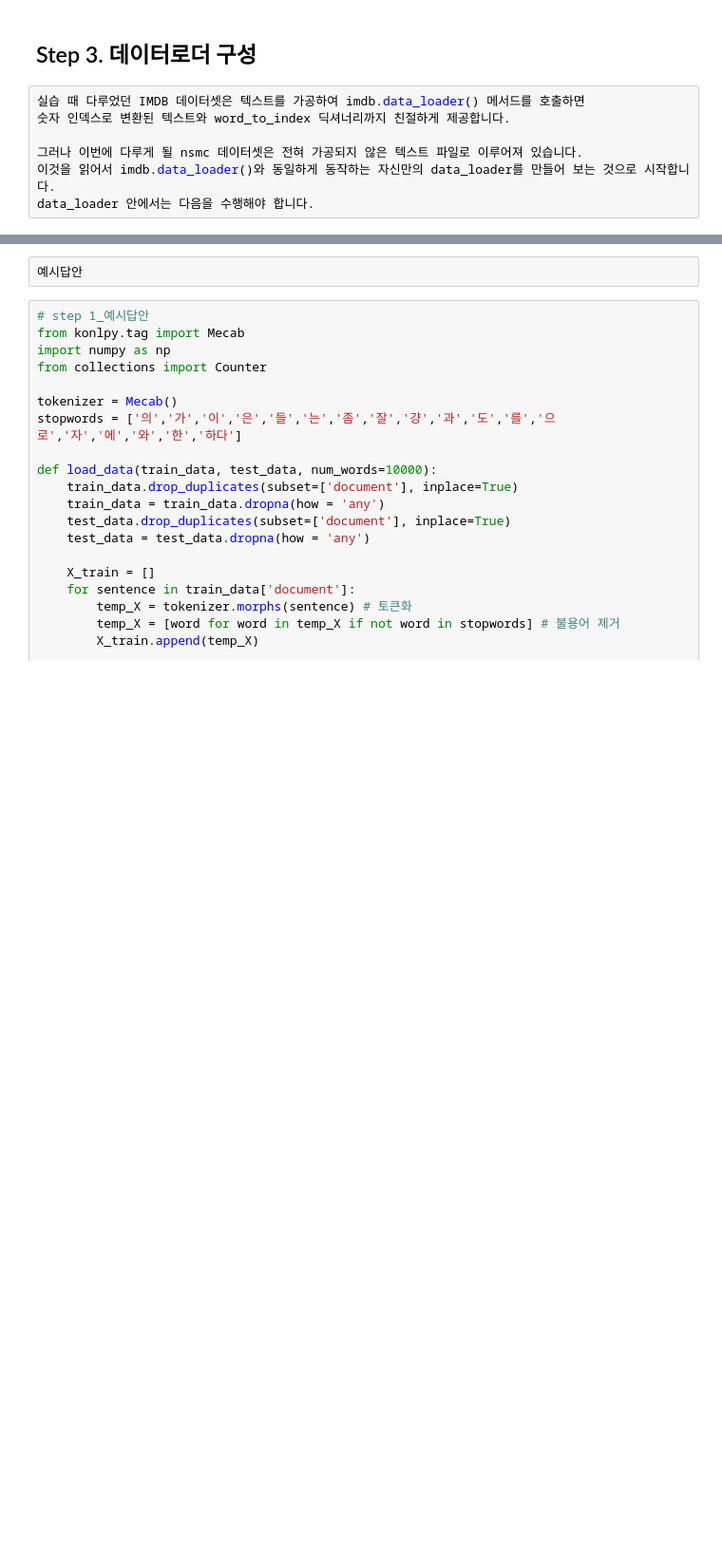
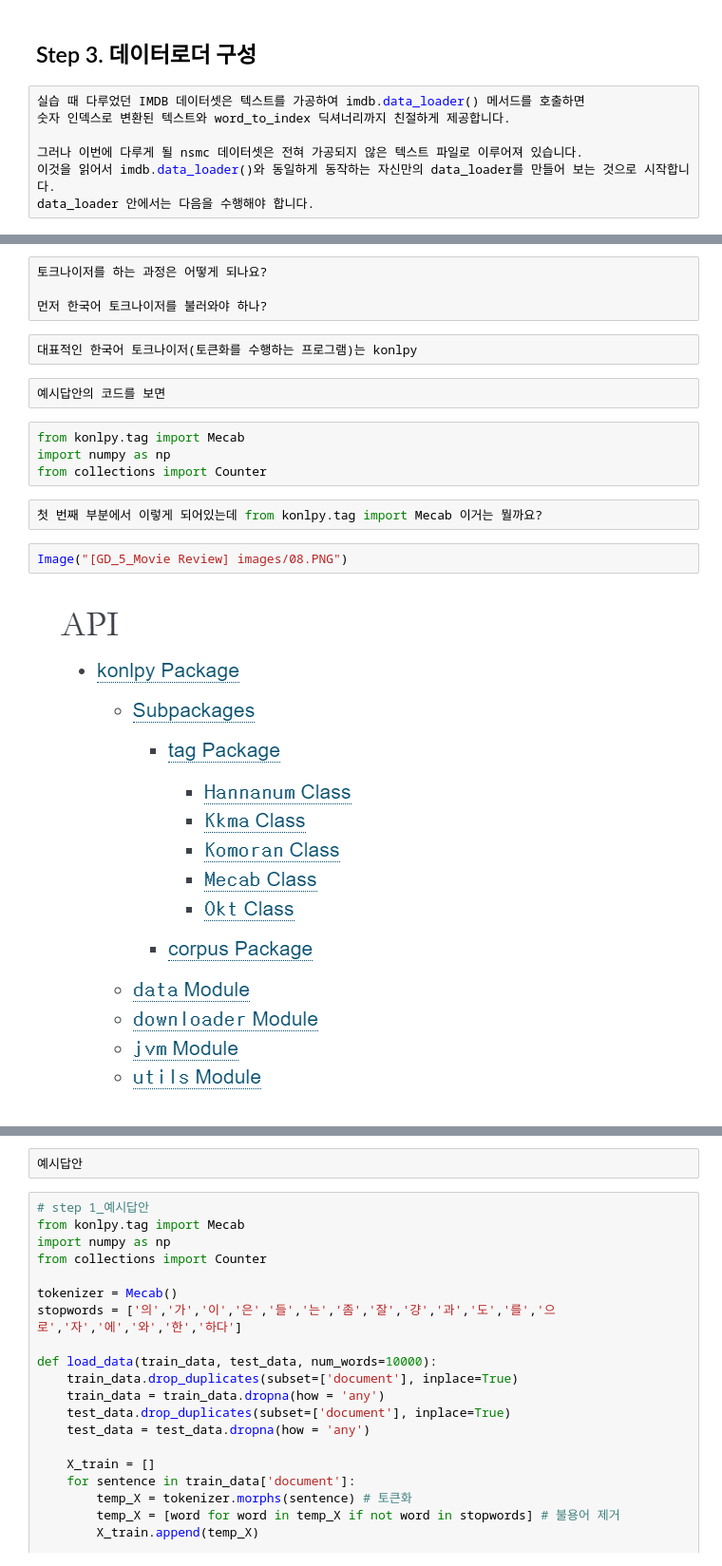
Before and after one commit to Geunahnoh/first-repository, a Jupyter notebook: [Going Deeper_5] Movie Review Sentiment Analysis .ipynb, the cells around one changed output, grey strips where cells are left out. Shown: that part at 95% size. Saved outputs shown, nothing was run; the diff lists cells and outputs as text; blank space fills up the shorter version.

```diff
--- a/[Going Deeper_5] Movie Review Sentiment Analysis .ipynb
+++ b/[Going Deeper_5] Movie Review Sentiment Analysis .ipynb
@@ -190,0 +401,18 @@ X_train, y_train, X_test, y_test, word_to_index 리턴
+# %%
+토크나이저를 하는 과정은 어떻게 되나요?
+
+먼저 한국어 토크나이저를 불러와야 하나?
+# %%
+대표적인 한국어 토크나이저(토큰화를 수행하는 프로그램)는 konlpy
+# %%
+예시답안의 코드를 보면
+# %%
+from konlpy.tag import Mecab
+import numpy as np
+from collections import Counter
+# %%
+첫 번째 부분에서 이렇게 되어있는데 from konlpy.tag import Mecab 이거는 뭘까요?
+# %%
+Image("[GD_5_Movie Review] images/08.PNG")
+# %% [output]
+[figure, added]
```
Also changed, not shown: parts of 91 cells of this notebook.
